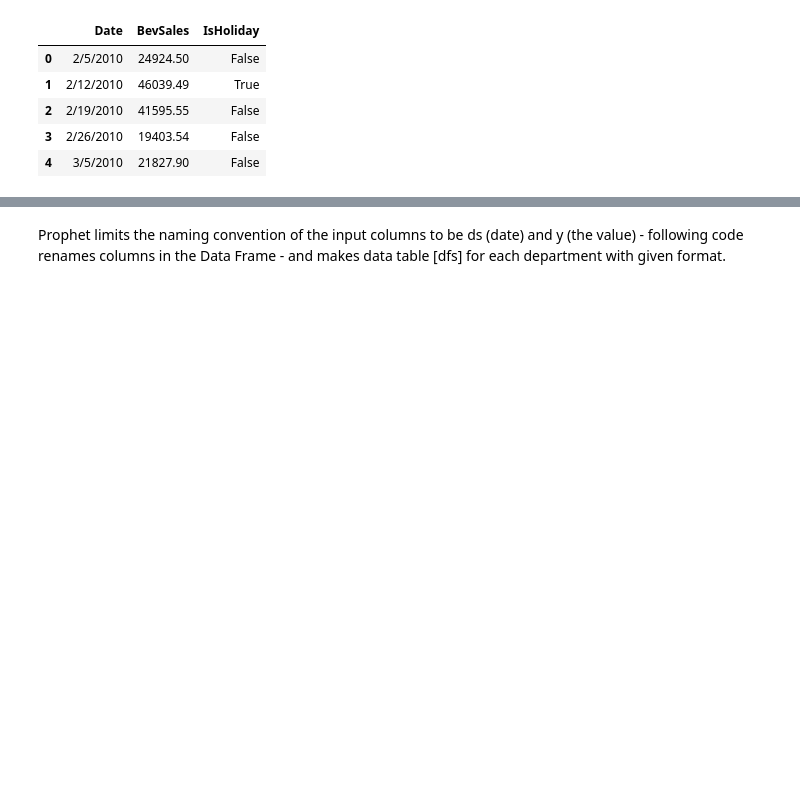
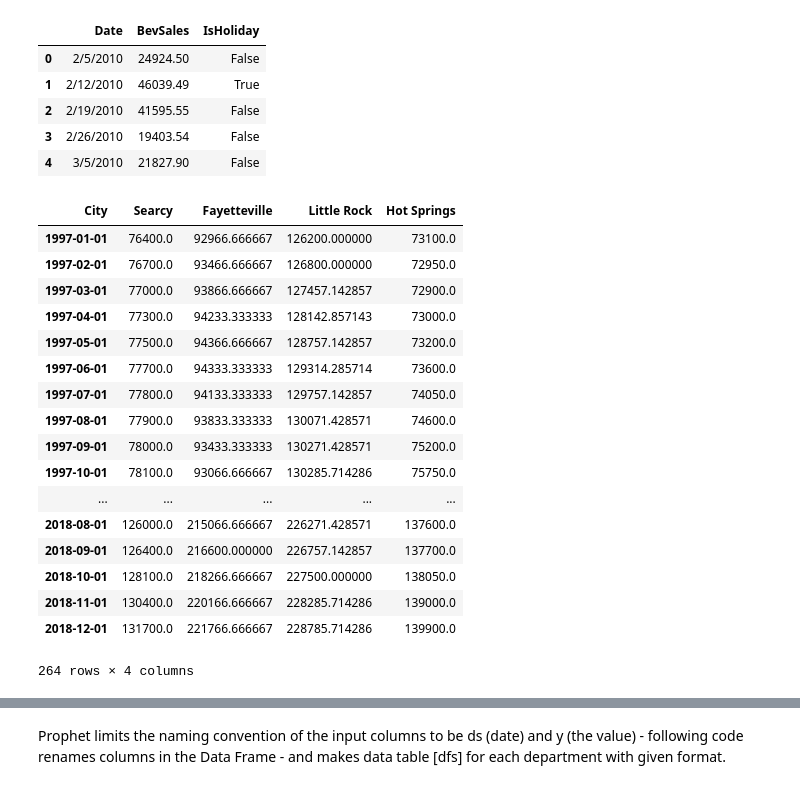
Before and after one commit to jaymahapatra/IST-718-Lab-6, a Jupyter notebook: Lab 6.ipynb, the cells around one changed output, grey strips where cells are left out. Drawn from its saved outputs; the diff is of its cells as text; code cells hidden in the pictures; blank space fills up the shorter version.

```diff
--- a/Lab 6.ipynb
+++ b/Lab 6.ipynb
@@ -113,30 +113,50 @@ lit['Little Rock'] = (lit['Lit1'] + lit['Lit2'] +lit['Lit3'] + lit['Lit4'] +lit[
 lit=lit.drop(columns=['Lit1','Lit2','Lit3','Lit4','Lit5','Lit6','Lit7'])
 lit
 
 # remove unwanted cols
 fay = fay.drop(columns = ['RegionID','RegionName','State','Metro','CountyName','SizeRank'])
 # convert zip code to col names
 fay = fay.set_index('City')
 # transpose time series matrices
 fay = fay.T
 # convert indices to date time
 fay.index = pd.to_datetime(fay.index)
 fay.columns = ['Fay1','Fay2','Fay3']
 fay['Fayetteville'] = (fay['Fay1'] + fay['Fay2'] +fay['Fay3'])/3
 fay=fay.drop(columns=['Fay1','Fay2','Fay3'])
 fay
 
 # remove unwanted cols
 sea = sea.drop(columns = ['RegionID','RegionName','State','Metro','CountyName','SizeRank'])
 # convert zip code to col names
 sea = sea.set_index('City')
 # transpose time series matrices
 sea = sea.T
 # convert indices to date time
 sea.index = pd.to_datetime(sea.index)
 sea
 
 sea['Fayetteville'] = fay['Fayetteville']
 sea['Little Rock'] = lit['Little Rock']
 sea['Hot Springs'] = hot["Hot Springs3"]
 ark2 = sea
+ark2
+# %% [output]
+| City | Searcy | Fayetteville | Little Rock | Hot Springs |
+| 1997-01-01 | 76400.0 | 92966.666667 | 126200.000000 | 73100.0 |
+| 1997-02-01 | 76700.0 | 93466.666667 | 126800.000000 | 72950.0 |
+| 1997-03-01 | 77000.0 | 93866.666667 | 127457.142857 | 72900.0 |
+| 1997-04-01 | 77300.0 | 94233.333333 | 128142.857143 | 73000.0 |
+| 1997-05-01 | 77500.0 | 94366.666667 | 128757.142857 | 73200.0 |
+| 1997-06-01 | 77700.0 | 94333.333333 | 129314.285714 | 73600.0 |
+| 1997-07-01 | 77800.0 | 94133.333333 | 129757.142857 | 74050.0 |
+| 1997-08-01 | 77900.0 | 93833.333333 | 130071.428571 | 74600.0 |
+| 1997-09-01 | 78000.0 | 93433.333333 | 130271.428571 | 75200.0 |
+| 1997-10-01 | 78100.0 | 93066.666667 | 130285.714286 | 75750.0 |
+| ... | ... | ... | ... | ... |
+| 2018-08-01 | 126000.0 | 215066.666667 | 226271.428571 | 137600.0 |
+| 2018-09-01 | 126400.0 | 216600.000000 | 226757.142857 | 137700.0 |
+| 2018-10-01 | 128100.0 | 218266.666667 | 227500.000000 | 138050.0 |
+| 2018-11-01 | 130400.0 | 220166.666667 | 228285.714286 | 139000.0 |
+| 2018-12-01 | 131700.0 | 221766.666667 | 228785.714286 | 139900.0 |
+264 rows × 4 columns
```
Also changed, not shown: parts of 3 cells of this notebook.
